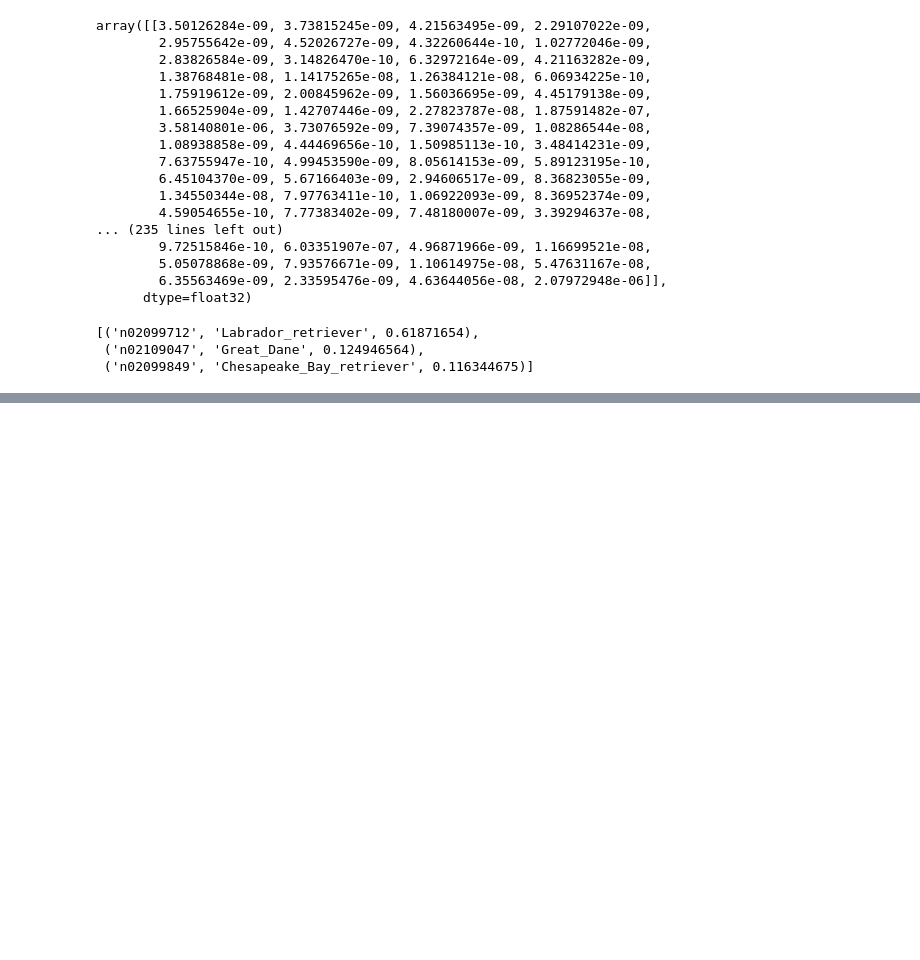
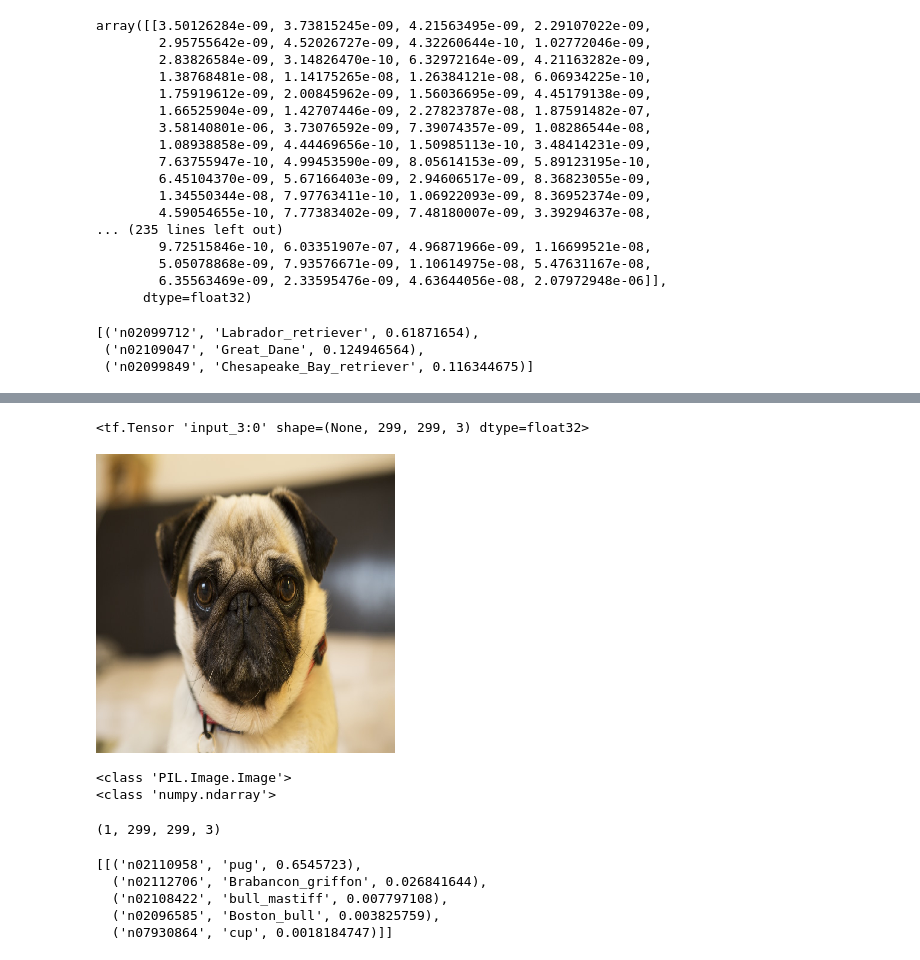
Before and after one commit to Abhinav-26/Machine-Learning-Minor-Projects, a Jupyter notebook: Dog's Breed Prediction Using Transfer Learning/Dog's Breed Prediction.ipynb, the cells around one changed output, grey strips where cells are left out. Cells and saved outputs as stored; diff of their text form; code cells hidden in the pictures; blank space fills up the shorter version.

Commit message:
Inception_v3 Model Added

```diff
--- a/Dog's Breed Prediction Using Transfer Learning/Dog's Breed Prediction.ipynb
+++ b/Dog's Breed Prediction Using Transfer Learning/Dog's Breed Prediction.ipynb
@@ -70,0 +78,33 @@ decode_predictions(pred, top=3)[0]
+# %%
+InceptionModel.layers[0].input
+# %% [output]
+<tf.Tensor 'input_3:0' shape=(None, 299, 299, 3) dtype=float32>
+# %%
+img1 = image.load_img("Pug.jpeg", target_size=(299,299))
+img1
+# %% [output]
+[figure, added]
+# %%
+print(type(img1))
+imgTo_npConversion = image.img_to_array(img1)
+print(type(imgTo_npConversion))
+# %% [output]
+<class 'PIL.Image.Image'>
+<class 'numpy.ndarray'>
+# %%
+img4D = np.expand_dims(imgTo_npConversion, axis=0)
+print(img4D.shape)
+# %% [output]
+(1, 299, 299, 3)
+# %%
+from keras.applications.inception_v3 import decode_predictions
+from keras.applications.inception_v3 import preprocess_input
+finalImg = preprocess_input(img4D)
+predIncep = InceptionModel.predict(finalImg)
+decode_predictions(predIncep)
+# %% [output]
+[[('n02110958', 'pug', 0.6545723),
+  ('n02112706', 'Brabancon_griffon', 0.026841644),
+  ('n02108422', 'bull_mastiff', 0.007797108),
+  ('n02096585', 'Boston_bull', 0.003825759),
+  ('n07930864', 'cup', 0.0018184747)]]
```
Also changed, not shown: parts of 4 cells of this notebook.
